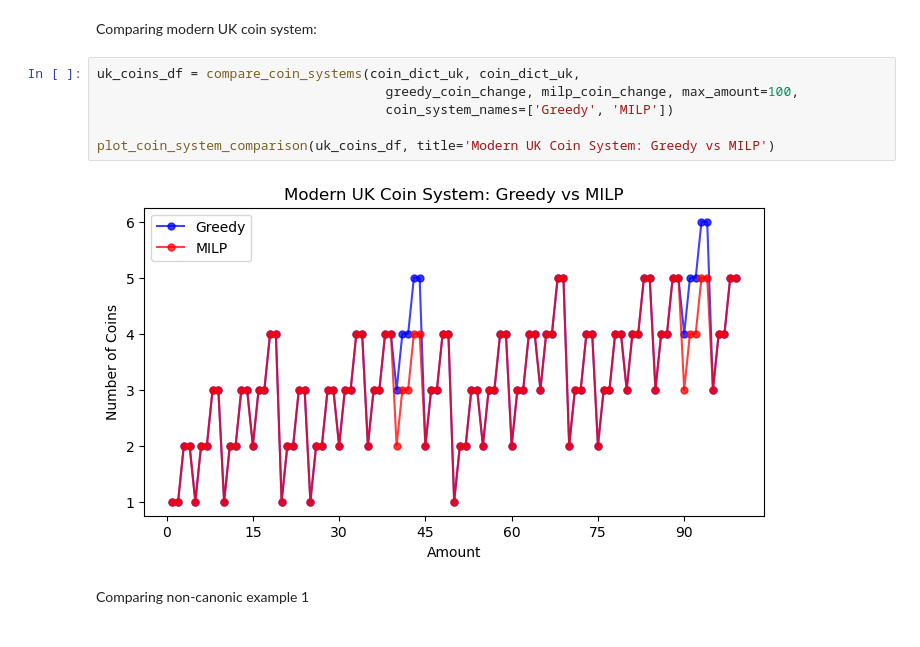
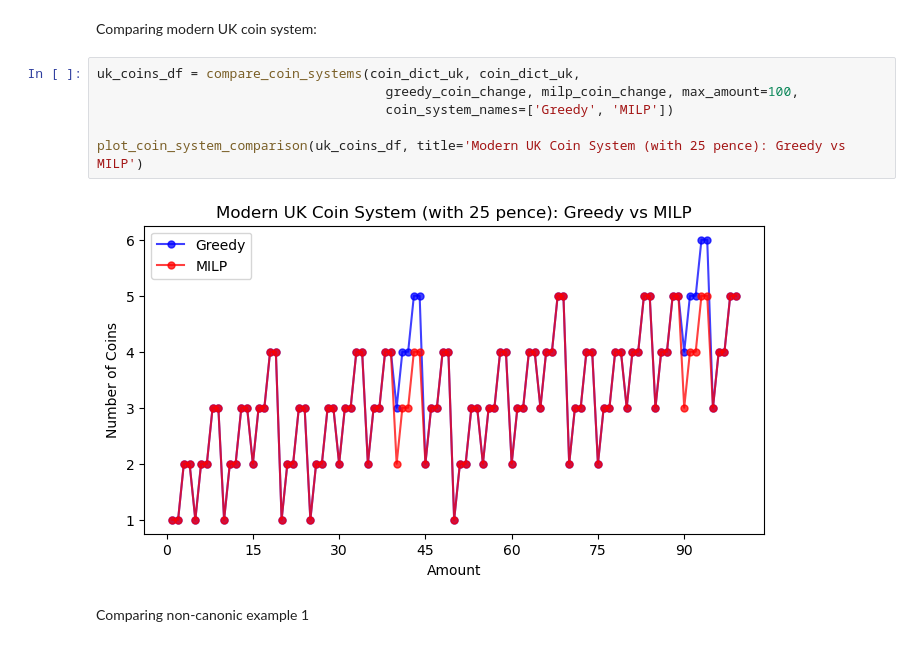
Before and after one commit to kuvychko/Pyomo-NB, a Jupyter notebook: Change_calculator.ipynb, the cells around one changed output. Cells and saved outputs as stored; diff of their text form.

Commit message:
updated figure title

```diff
--- a/Change_calculator.ipynb
+++ b/Change_calculator.ipynb
@@ -269,11 +269,11 @@ Comparing modern UK coin system:
 # %%
 uk_coins_df = compare_coin_systems(coin_dict_uk, coin_dict_uk,
                                      greedy_coin_change, milp_coin_change, max_amount=100,
                                      coin_system_names=['Greedy', 'MILP'])
 
-plot_coin_system_comparison(uk_coins_df, title='Modern UK Coin System: Greedy vs MILP')
+plot_coin_system_comparison(uk_coins_df, title='Modern UK Coin System (with 25 pence): Greedy vs MILP')
 # %% [output]
-[figure, old version]
+[figure, new version]
 # %% [markdown]
 Comparing non-canonic example 1
 # %%
```
